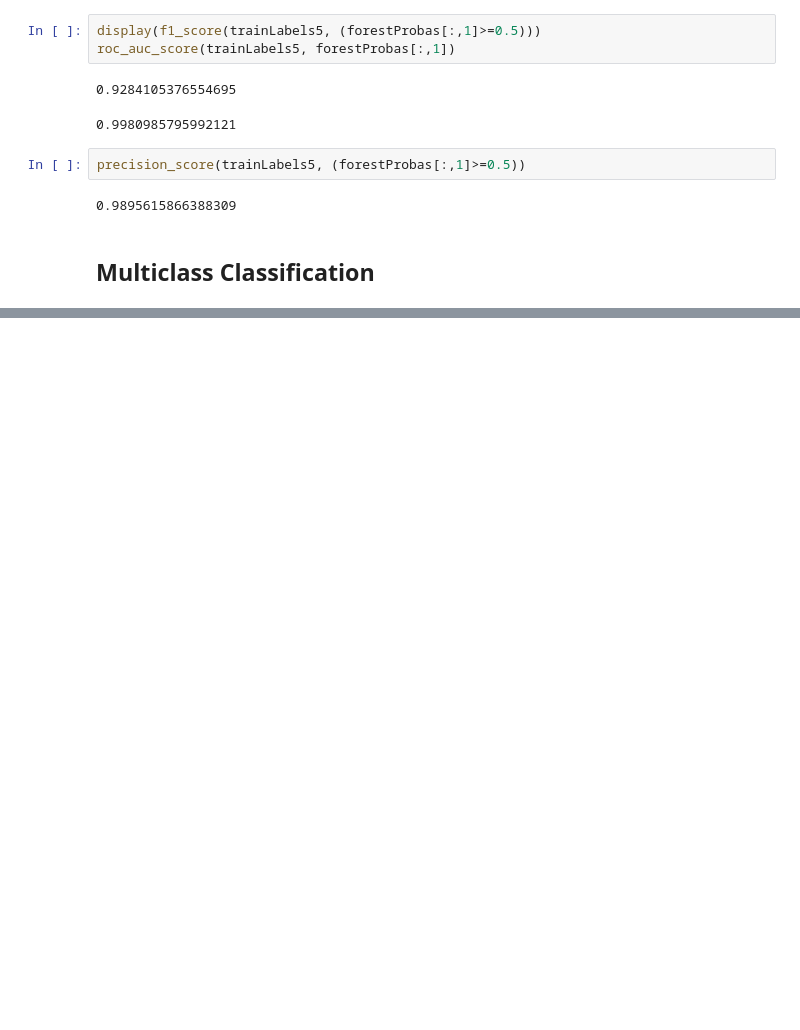
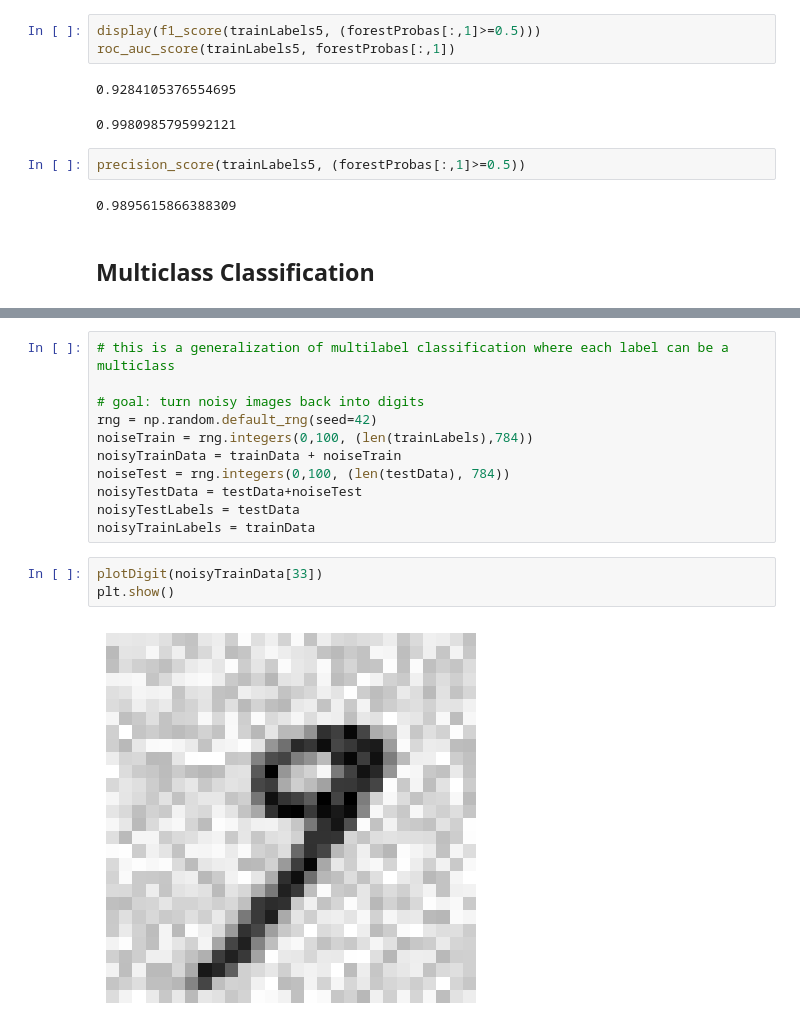
Before and after one commit to willhar/MLNotes, a Jupyter notebook: Ch3Classification.ipynb, the cells around one changed output, grey strips where cells are left out. Saved outputs shown, nothing was run; the diff lists cells and outputs as text; blank space fills up the shorter version.

```diff
--- a/Ch3Classification.ipynb
+++ b/Ch3Classification.ipynb
@@ -238,0 +378,16 @@ precision_score(trainLabels5, (forestProbas[:,1]>=0.5))
+# %%
+# this is a generalization of multilabel classification where each label can be a multiclass
+
+# goal: turn noisy images back into digits
+rng = np.random.default_rng(seed=42)
+noiseTrain = rng.integers(0,100, (len(trainLabels),784))
+noisyTrainData = trainData + noiseTrain
+noiseTest = rng.integers(0,100, (len(testData), 784))
+noisyTestData = testData+noiseTest
+noisyTestLabels = testData
+noisyTrainLabels = trainData
+# %%
+plotDigit(noisyTrainData[33])
+plt.show()
+# %% [output]
+[figure, added]
```
Also changed, not shown: parts of 22 cells of this notebook, 1 other file.
